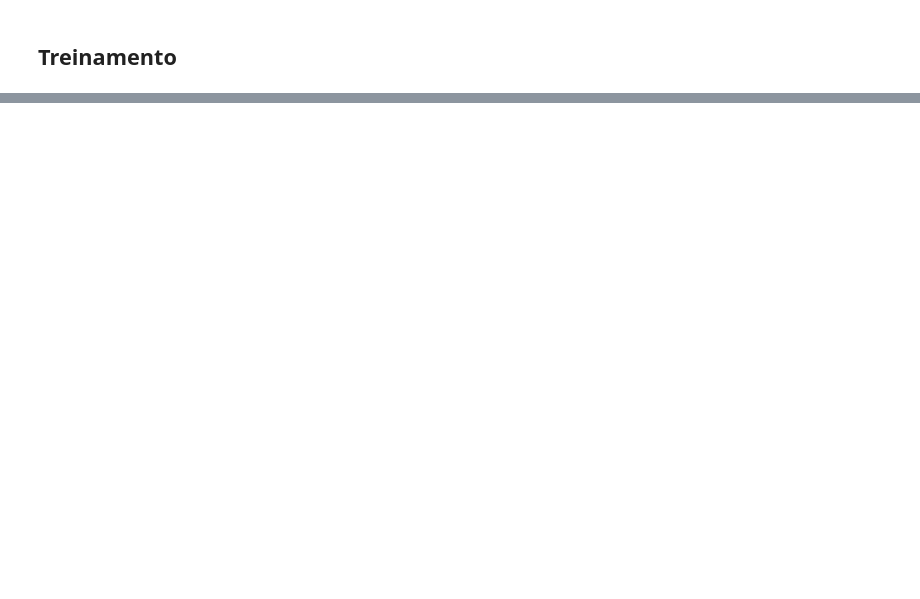
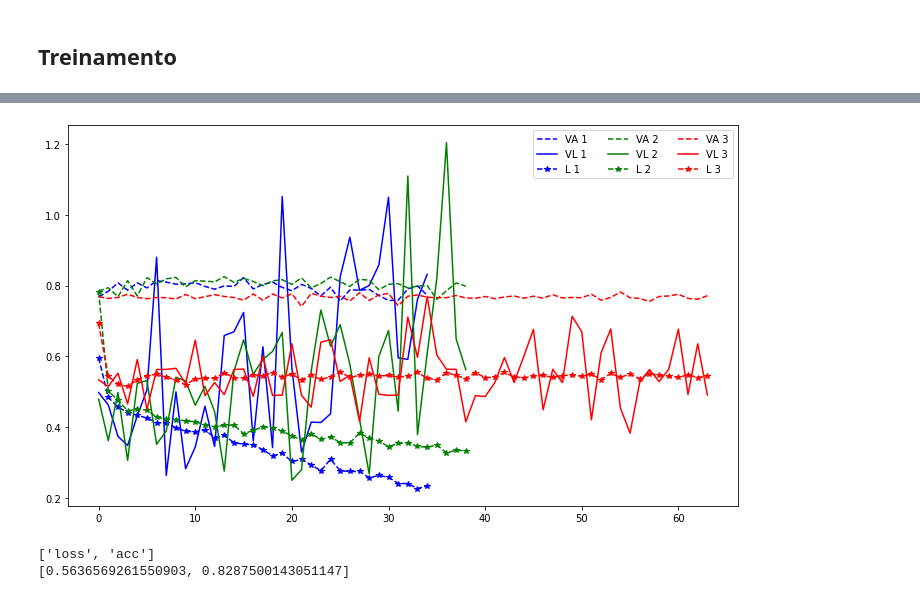
Before and after one commit to nmcardoso/galmorpho, a Jupyter notebook: splus_model.ipynb, the cells around one changed output, grey strips where cells are left out. Drawn from its saved outputs; the diff is of its cells as text; code cells hidden in the pictures; blank space fills up the shorter version.

```diff
--- a/splus_model.ipynb
+++ b/splus_model.ipynb
@@ -359,0 +507,7 @@ fit(m, 300)
+# %%
+H = []
+# %%
+train_generator, val_generator, test_generator = preprocess(split=True)
+m = compile_parallel_pretrained_model((64, 64), 12)
+h = fit(m, train_generator, val_generator, epochs=15)
+H.append(h.history.copy())
@@ -359,0 +534,21 @@ fit(m, 300)
+# %%
+plt.figure(figsize=(12,7))
+plt.plot(H[-3]['val_acc'], 'b--', label='VA 1')
+plt.plot(H[-3]['val_loss'], 'b', label='VL 1')
+plt.plot(H[-3]['loss'], 'b--*', label='L 1')
+plt.plot(H[-2]['val_acc'], 'g--',label='VA 2')
+plt.plot(H[-2]['val_loss'], 'g', label='VL 2')
+plt.plot(H[-2]['loss'], 'g--*', label='L 2')
+plt.plot(H[-1]['val_acc'], 'r--',label='VA 3')
+plt.plot(H[-1]['val_loss'], 'r', label='VL 3')
+plt.plot(H[-1]['loss'], 'r--*', label='L 3')
+plt.legend(ncol=3)
+plt.show()
+# %% [output]
+[figure, added]
+# %%
+print(m.metrics_names)
+print(m.evaluate_generator(test_generator))
+# %% [output]
+['loss', 'acc']
+[0.5636569261550903, 0.8287500143051147]
```
Also changed, not shown: parts of 14 cells of this notebook.
